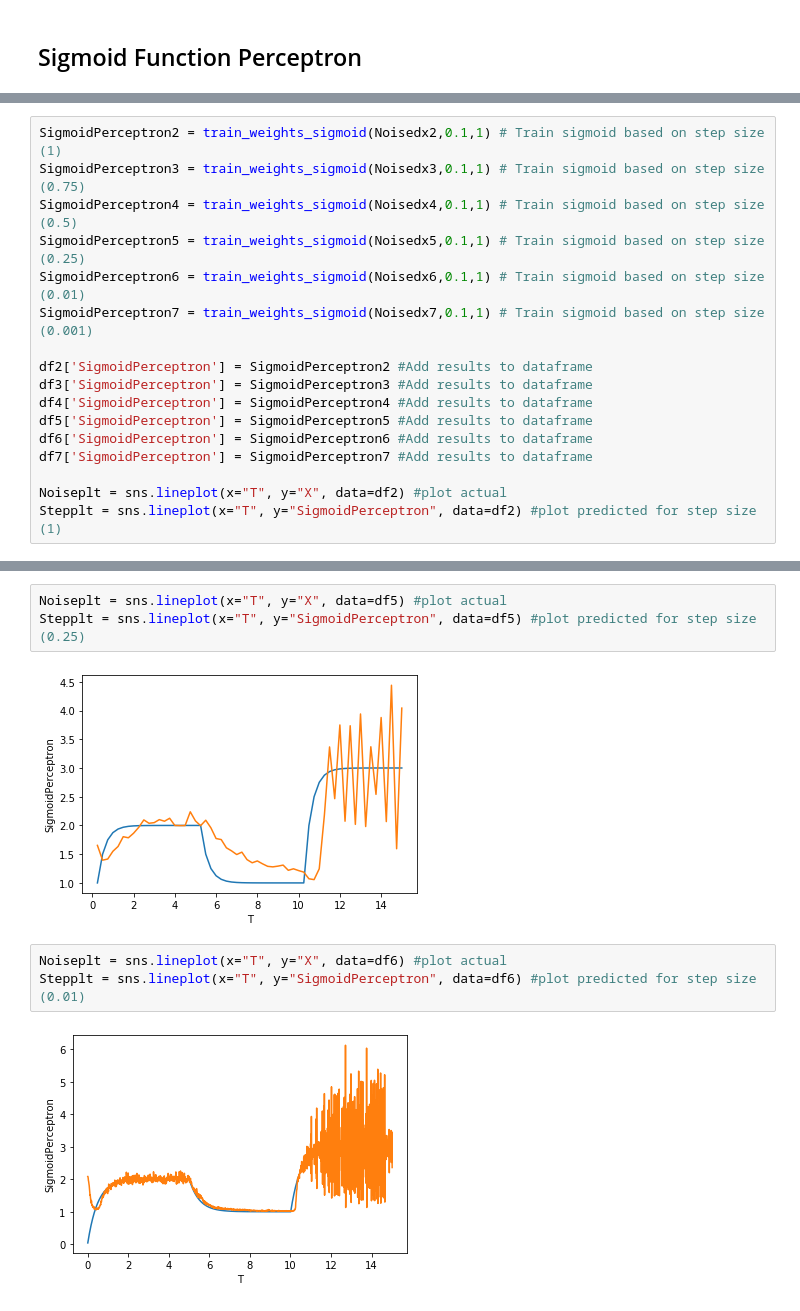
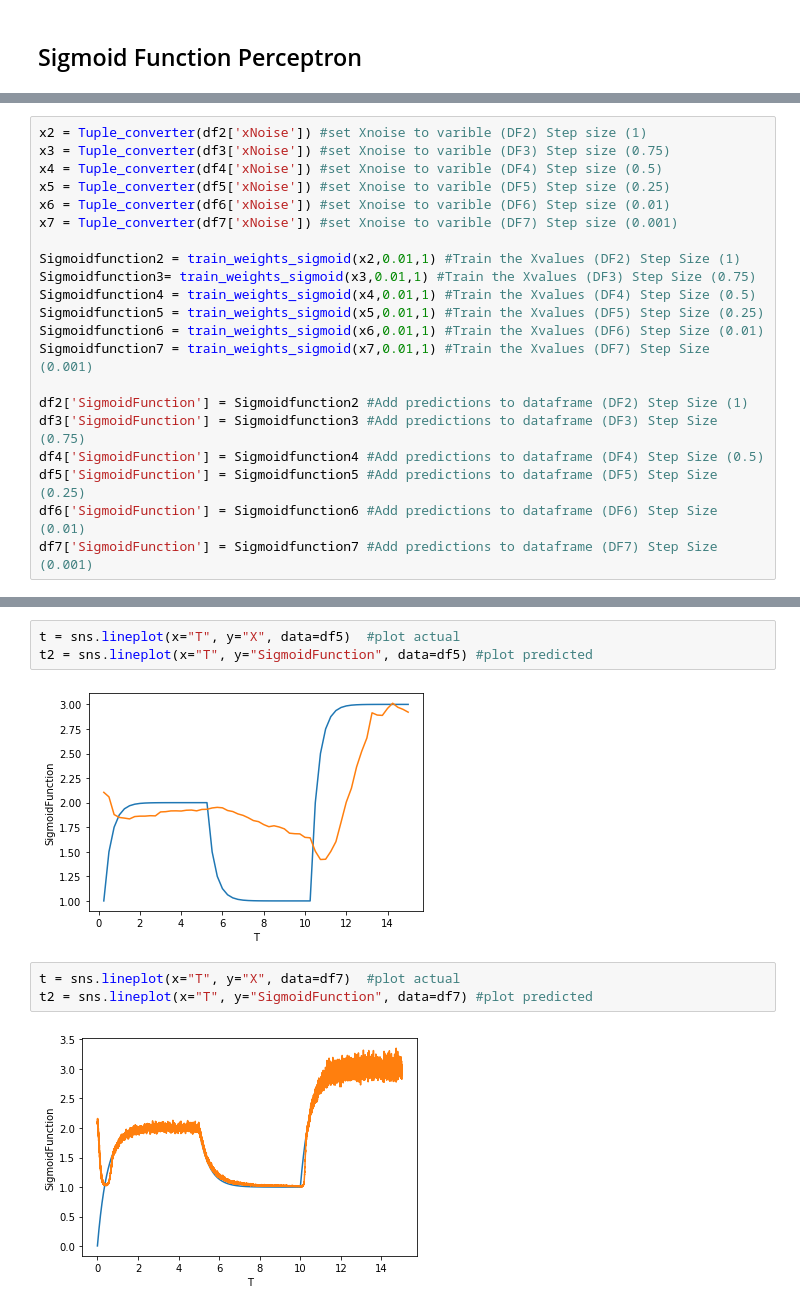
Before and after one commit to JamesDun2866/Computational-Science, a Jupyter notebook: Computational Science.ipynb, the cells around one changed output, grey strips where cells are left out. Drawn from its saved outputs; the diff is of its cells as text.

```diff
--- a/Computational Science.ipynb
+++ b/Computational Science.ipynb
@@ -693,17 +673,0 @@ Enter Selected Epoch
-# %%
-SigmoidPerceptron2 = train_weights_sigmoid(Noisedx2,0.1,1) # Train sigmoid based on step size (1)
-SigmoidPerceptron3 = train_weights_sigmoid(Noisedx3,0.1,1) # Train sigmoid based on step size (0.75)
-SigmoidPerceptron4 = train_weights_sigmoid(Noisedx4,0.1,1) # Train sigmoid based on step size (0.5)
-SigmoidPerceptron5 = train_weights_sigmoid(Noisedx5,0.1,1) # Train sigmoid based on step size (0.25)
-SigmoidPerceptron6 = train_weights_sigmoid(Noisedx6,0.1,1) # Train sigmoid based on step size (0.01)
-SigmoidPerceptron7 = train_weights_sigmoid(Noisedx7,0.1,1) # Train sigmoid based on step size (0.001)
-
-df2['SigmoidPerceptron'] = SigmoidPerceptron2 #Add results to dataframe
-df3['SigmoidPerceptron'] = SigmoidPerceptron3 #Add results to dataframe
-df4['SigmoidPerceptron'] = SigmoidPerceptron4 #Add results to dataframe
-df5['SigmoidPerceptron'] = SigmoidPerceptron5 #Add results to dataframe
-df6['SigmoidPerceptron'] = SigmoidPerceptron6 #Add results to dataframe
-df7['SigmoidPerceptron'] = SigmoidPerceptron7 #Add results to dataframe
-
-Noiseplt = sns.lineplot(x="T", y="X", data=df2) #plot actual
-Stepplt = sns.lineplot(x="T", y="SigmoidPerceptron", data=df2) #plot predicted for step size (1)
@@ -717,0 +674,21 @@ Stepplt = sns.lineplot(x="T", y="SigmoidPerceptron", data=df2) #plot predicted f
+# %%
+x2 = Tuple_converter(df2['xNoise']) #set Xnoise to varible (DF2) Step size (1)
+x3 = Tuple_converter(df3['xNoise']) #set Xnoise to varible (DF3) Step size (0.75)
+x4 = Tuple_converter(df4['xNoise']) #set Xnoise to varible (DF4) Step size (0.5)
+x5 = Tuple_converter(df5['xNoise']) #set Xnoise to varible (DF5) Step size (0.25)
+x6 = Tuple_converter(df6['xNoise']) #set Xnoise to varible (DF6) Step size (0.01)
+x7 = Tuple_converter(df7['xNoise']) #set Xnoise to varible (DF7) Step size (0.001)
+
+Sigmoidfunction2 = train_weights_sigmoid(x2,0.01,1) #Train the Xvalues (DF2) Step Size (1)
+Sigmoidfunction3= train_weights_sigmoid(x3,0.01,1) #Train the Xvalues (DF3) Step Size (0.75)
+Sigmoidfunction4 = train_weights_sigmoid(x4,0.01,1) #Train the Xvalues (DF4) Step Size (0.5)
+Sigmoidfunction5 = train_weights_sigmoid(x5,0.01,1) #Train the Xvalues (DF5) Step Size (0.25)
+Sigmoidfunction6 = train_weights_sigmoid(x6,0.01,1) #Train the Xvalues (DF6) Step Size (0.01)
+Sigmoidfunction7 = train_weights_sigmoid(x7,0.01,1) #Train the Xvalues (DF7) Step Size (0.001)
+
+df2['SigmoidFunction'] = Sigmoidfunction2 #Add predictions to dataframe (DF2) Step Size (1)
+df3['SigmoidFunction'] = Sigmoidfunction3 #Add predictions to dataframe (DF3) Step Size (0.75)
+df4['SigmoidFunction'] = Sigmoidfunction4 #Add predictions to dataframe (DF4) Step Size (0.5)
+df5['SigmoidFunction'] = Sigmoidfunction5 #Add predictions to dataframe (DF5) Step Size (0.25)
+df6['SigmoidFunction'] = Sigmoidfunction6 #Add predictions to dataframe (DF6) Step Size (0.01)
+df7['SigmoidFunction'] = Sigmoidfunction7 #Add predictions to dataframe (DF7) Step Size (0.001)
@@ -728,10 +710,10 @@ Stepplt = sns.lineplot(x="T", y="SigmoidPerceptron", data=df4) #plot predicted f
 # %%
-Noiseplt = sns.lineplot(x="T", y="X", data=df5) #plot actual
-Stepplt = sns.lineplot(x="T", y="SigmoidPerceptron", data=df5) #plot predicted for step size (0.25)
+t = sns.lineplot(x="T", y="X", data=df5)  #plot actual
+t2 = sns.lineplot(x="T", y="SigmoidFunction", data=df5) #plot predicted
 # %% [output]
-[figure, old version]
+[figure, new version]
 # %%
-Noiseplt = sns.lineplot(x="T", y="X", data=df6) #plot actual
-Stepplt = sns.lineplot(x="T", y="SigmoidPerceptron", data=df6) #plot predicted for step size (0.01)
+t = sns.lineplot(x="T", y="X", data=df7)  #plot actual
+t2 = sns.lineplot(x="T", y="SigmoidFunction", data=df7) #plot predicted
 # %% [output]
-[figure, old version]
+[figure, new version]
```
Also changed, not shown: parts of 39 cells of this notebook.
